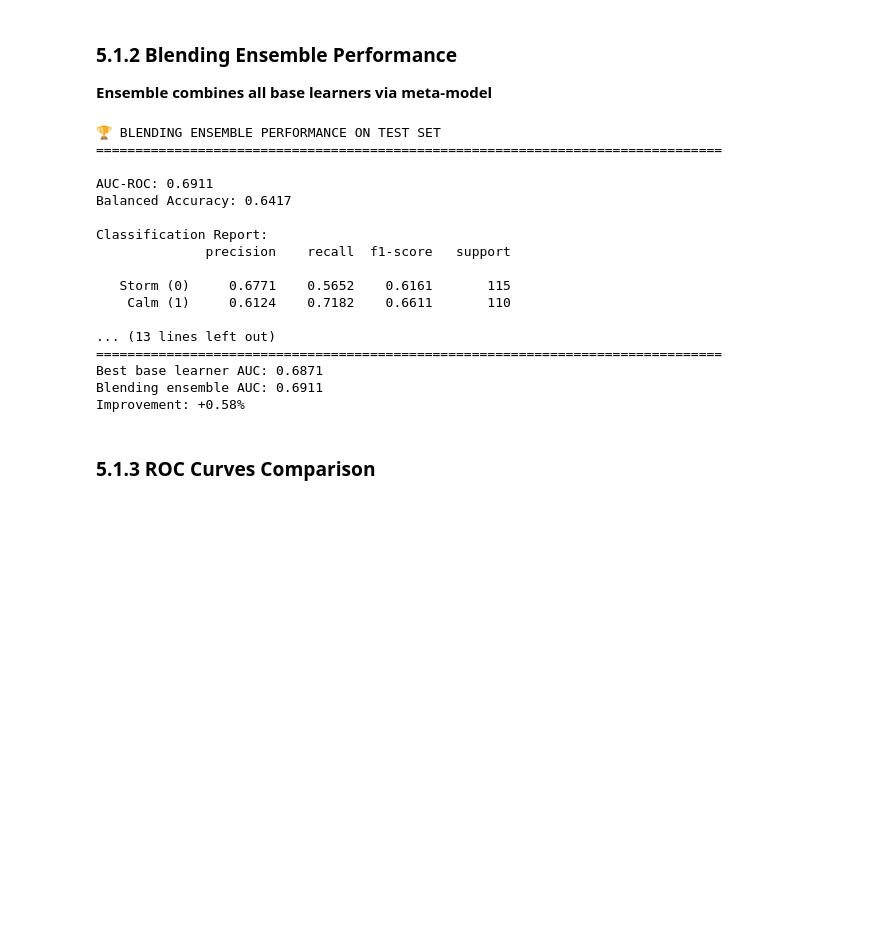
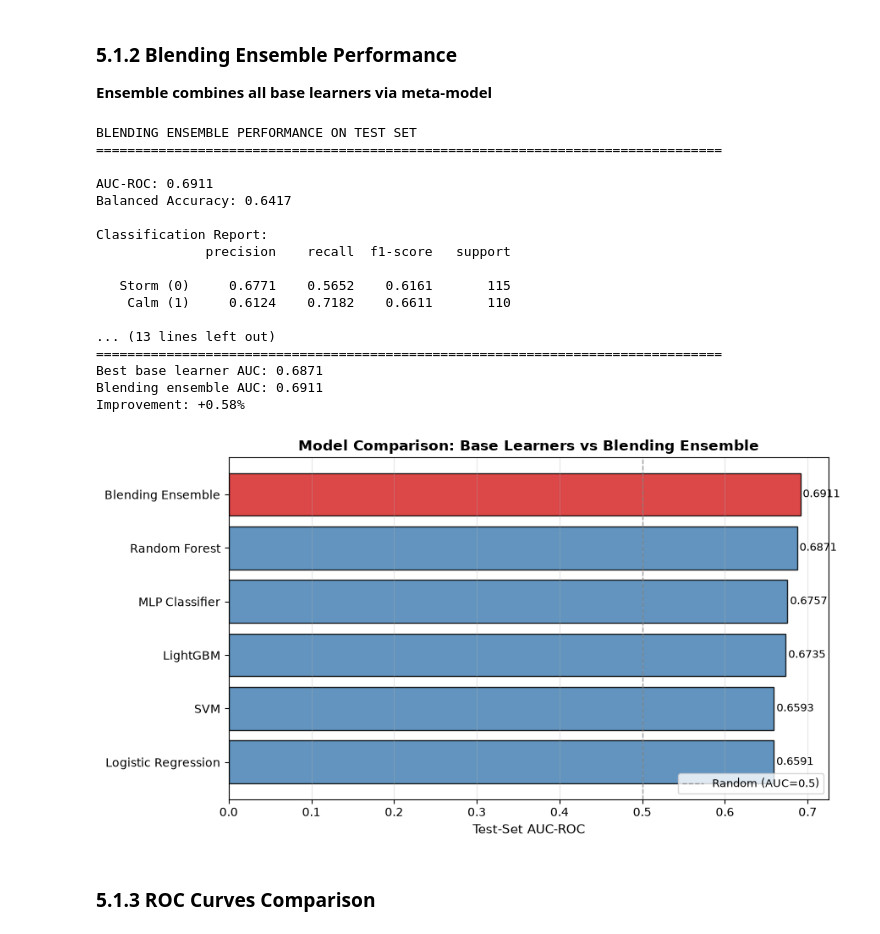
Before and after one commit to Sophialllin/CQF-, a Jupyter notebook: CQF_Volatility_Direction_5D_EXECUTED.ipynb, the cells around one changed output. Cells and saved outputs as stored; diff of their text form; code cells hidden in the pictures; blank space fills up the shorter version.

```diff
--- a/CQF_Volatility_Direction_5D_EXECUTED.ipynb
+++ b/CQF_Volatility_Direction_5D_EXECUTED.ipynb
@@ -3836,7 +3886,7 @@ Logistic Regression  0.659051      0.603360
 **Ensemble combines all base learners via meta-model**
 # %%
 # Blending Ensemble predictions
-print("🏆 BLENDING ENSEMBLE PERFORMANCE ON TEST SET")
+print("BLENDING ENSEMBLE PERFORMANCE ON TEST SET")
 print(f"{'='*80}\n")
 
 # Get ensemble predictions using meta-model
@@ -3855,22 +3905,22 @@ print(classification_report(y_test, y_pred_blend, target_names=['Storm (0)', 'Ca
 print(f"\nConfusion Matrix:")
 cm_blend = confusion_matrix(y_test, y_pred_blend)
 print(f"              Predicted")
-print(f"              Down  Up")
-print(f"Actual Down  {cm_blend[0,0]:5d} {cm_blend[0,1]:4d}")
-print(f"       Up    {cm_blend[1,0]:5d} {cm_blend[1,1]:4d}")
+print(f"              Storm Calm")
+print(f"Actual Storm {cm_blend[0,0]:5d} {cm_blend[0,1]:4d}")
+print(f"       Calm  {cm_blend[1,0]:5d} {cm_blend[1,1]:4d}")
 
 # Calculate improvement over best base learner
 best_base_auc = max([r['AUC'] for r in base_learner_results.values()])
 improvement = ((auc_blend - best_base_auc) / best_base_auc) * 100
 
 print(f"\n{'='*80}")
-print(f"📈 ENSEMBLE IMPROVEMENT")
+print(f"ENSEMBLE IMPROVEMENT")
 print(f"{'='*80}")
 print(f"Best base learner AUC: {best_base_auc:.4f}")
 print(f"Blending ensemble AUC: {auc_blend:.4f}")
 print(f"Improvement: {improvement:+.2f}%")
 # %% [output]
-🏆 BLENDING ENSEMBLE PERFORMANCE ON TEST SET
+BLENDING ENSEMBLE PERFORMANCE ON TEST SET
 ================================================================================
 
 AUC-ROC: 0.6911
@@ -3887,6 +3937,26 @@ Classification Report:
 Best base learner AUC: 0.6871
 Blending ensemble AUC: 0.6911
 Improvement: +0.58%
+# %%
+# Visualize AUC comparison across all base learners and the blending ensemble
+fig, ax = plt.subplots(figsize=(9, 5))
+model_names = list(base_learner_results.keys()) + ['Blending Ensemble']
+model_aucs = [base_learner_results[n]['AUC'] for n in base_learner_results] + [auc_blend]
+sorted_pairs = sorted(zip(model_names, model_aucs), key=lambda x: x[1])
+names_sorted, aucs_sorted = zip(*sorted_pairs)
+colors = ['#d62728' if n == 'Blending Ensemble' else 'steelblue' for n in names_sorted]
+bars = ax.barh(names_sorted, aucs_sorted, color=colors, edgecolor='black', alpha=0.85)
+ax.axvline(x=0.5, color='grey', linestyle='--', linewidth=1, alpha=0.7, label='Random (AUC=0.5)')
+ax.set_xlabel('Test-Set AUC-ROC', fontsize=11)
+ax.set_title('Model Comparison: Base Learners vs Blending Ensemble', fontsize=12, fontweight='bold')
+ax.legend(loc='lower right', fontsize=9)
+ax.grid(True, alpha=0.3, axis='x')
+for bar, auc in zip(bars, aucs_sorted):
+    ax.text(auc + 0.003, bar.get_y() + bar.get_height()/2, f'{auc:.4f}', va='center', fontsize=9)
+plt.tight_layout()
+plt.show()
+# %% [output]
+[figure, added]
 # %% [markdown]
 ### 5.1.3 ROC Curves Comparison
 # %%
```
Also changed, not shown: parts of 25 cells of this notebook, 1 other file.
